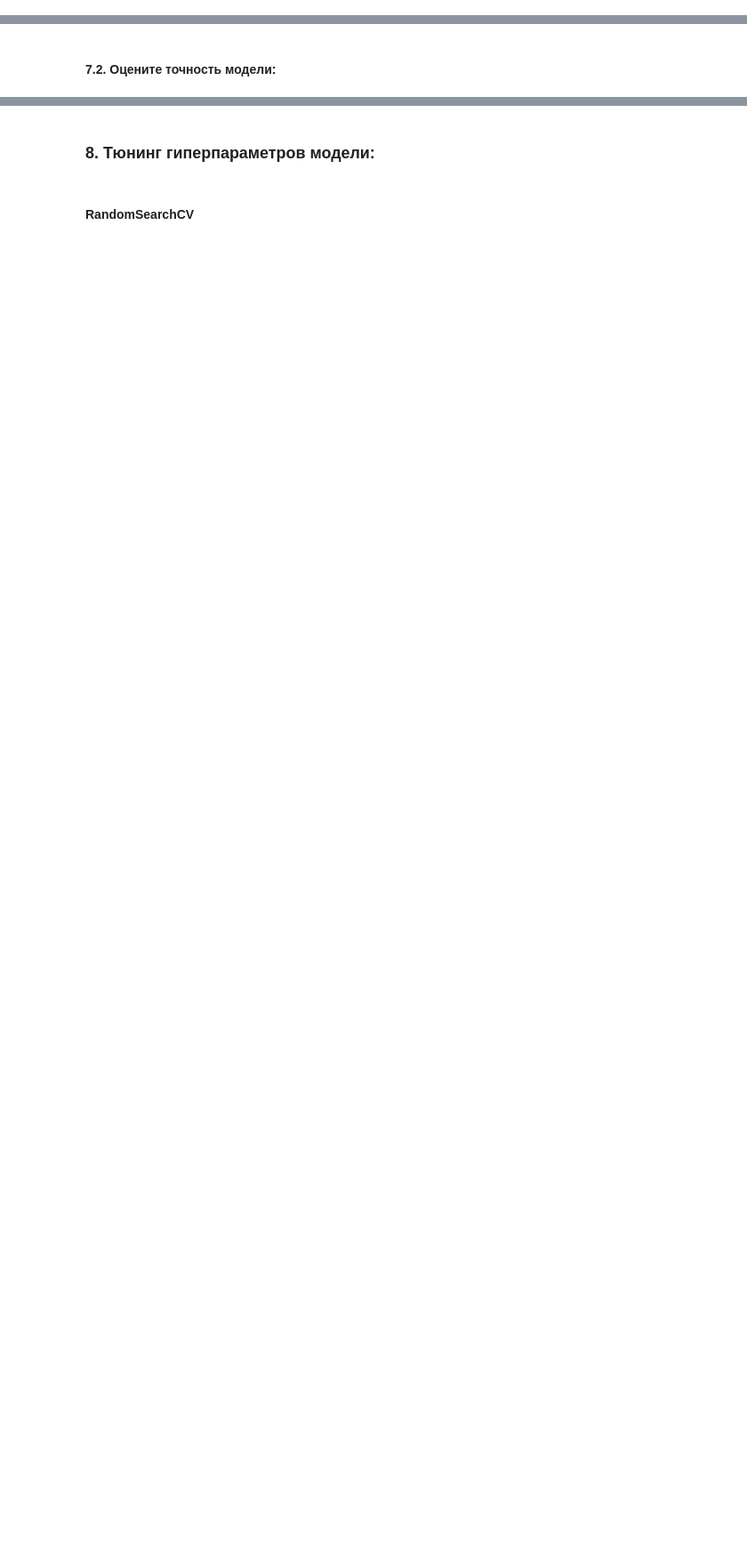
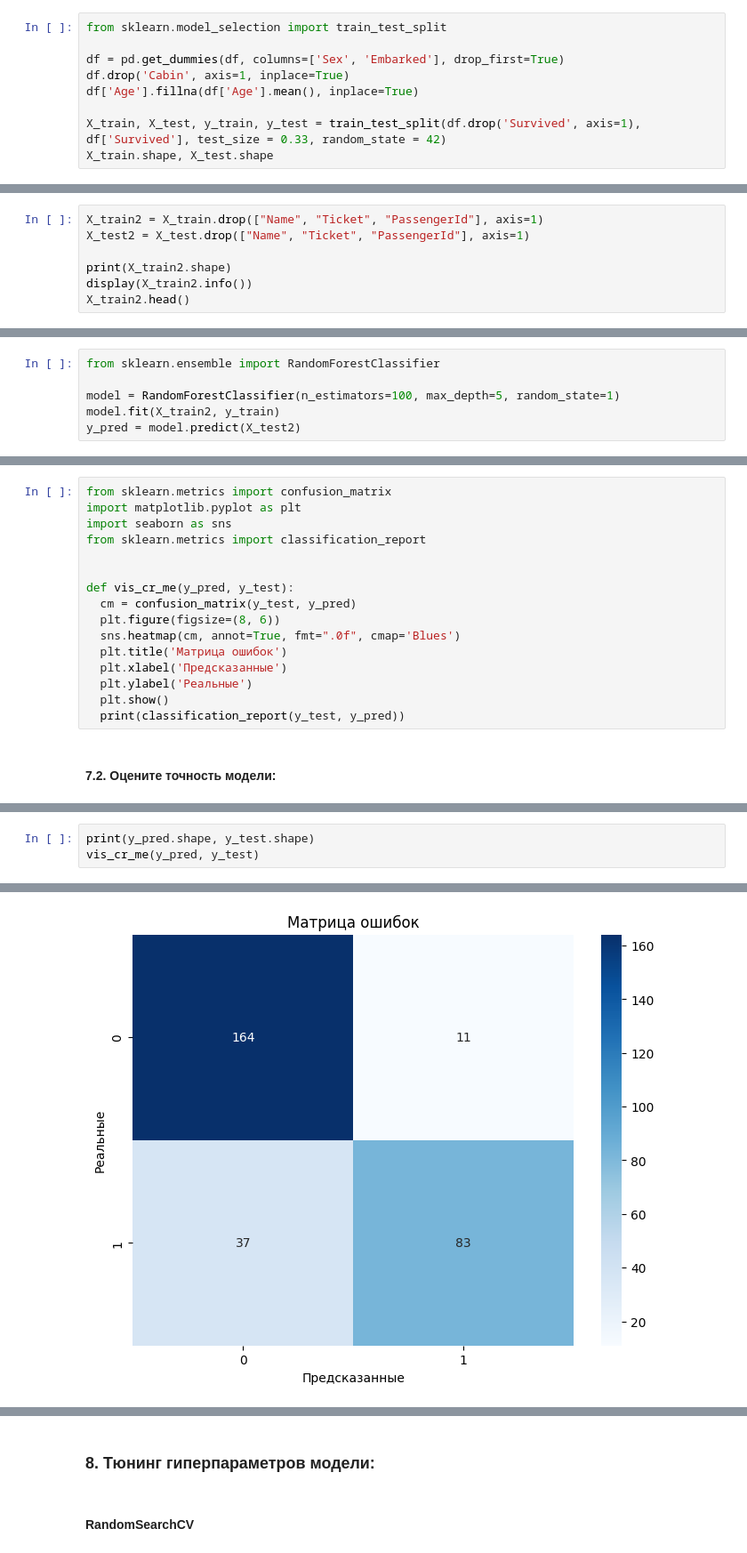
Before and after one commit to re-side/ml_basic, a Jupyter notebook: Практическая_работа_№7_Random_forest.ipynb, the cells around one changed output, grey strips where cells are left out. Shown at 89% size. Cells and saved outputs as stored; diff of their text form; blank space fills up the shorter version.

```diff
--- a/Практическая_работа_№7_Random_forest.ipynb
+++ b/Практическая_работа_№7_Random_forest.ipynb
@@ -27,0 +120,9 @@
+# %%
+from sklearn.model_selection import train_test_split
+
+df = pd.get_dummies(df, columns=['Sex', 'Embarked'], drop_first=True)
+df.drop('Cabin', axis=1, inplace=True)
+df['Age'].fillna(df['Age'].mean(), inplace=True)
+
+X_train, X_test, y_train, y_test = train_test_split(df.drop('Survived', axis=1), df['Survived'], test_size = 0.33, random_state = 42)
+X_train.shape, X_test.shape
@@ -33,0 +141,7 @@
+# %%
+X_train2 = X_train.drop(["Name", "Ticket", "PassengerId"], axis=1)
+X_test2 = X_test.drop(["Name", "Ticket", "PassengerId"], axis=1)
+
+print(X_train2.shape)
+display(X_train2.info())
+X_train2.head()
@@ -38,3 +174,9 @@
+# %%
+from sklearn.ensemble import RandomForestClassifier
+
+model = RandomForestClassifier(n_estimators=100, max_depth=5, random_state=1)
+model.fit(X_train2, y_train)
+y_pred = model.predict(X_test2)
 # %% [markdown]
 ### 7. Оценка точности модели:
 # %% [markdown]
@@ -44,2 +184,18 @@
+# %%
+from sklearn.metrics import confusion_matrix
+import matplotlib.pyplot as plt
+import seaborn as sns
+from sklearn.metrics import classification_report
+
+
+def vis_cr_me(y_pred, y_test):
+  cm = confusion_matrix(y_test, y_pred)
+  plt.figure(figsize=(8, 6))
+  sns.heatmap(cm, annot=True, fmt=".0f", cmap='Blues')
+  plt.title('Матрица ошибок')
+  plt.xlabel('Предсказанные')
+  plt.ylabel('Реальные')
+  plt.show()
+  print(classification_report(y_test, y_pred))
 # %% [markdown]
 #### 7.2. Оцените точность модели:
@@ -47,0 +202,4 @@
+# %%
+print(y_pred.shape, y_test.shape)
+vis_cr_me(y_pred, y_test)
+# %% [output]
@@ -47,0 +207 @@
+[figure, added]
```
Also changed, not shown: parts of 36 cells of this notebook.
